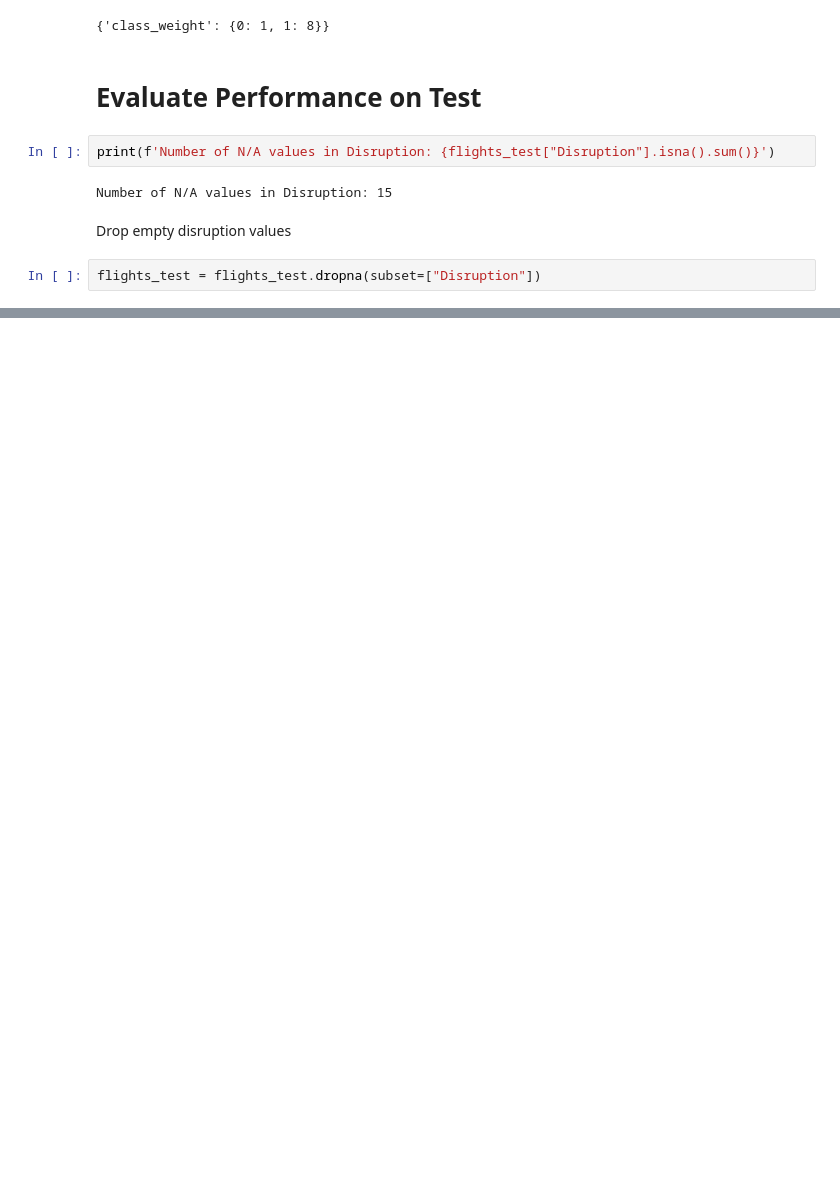
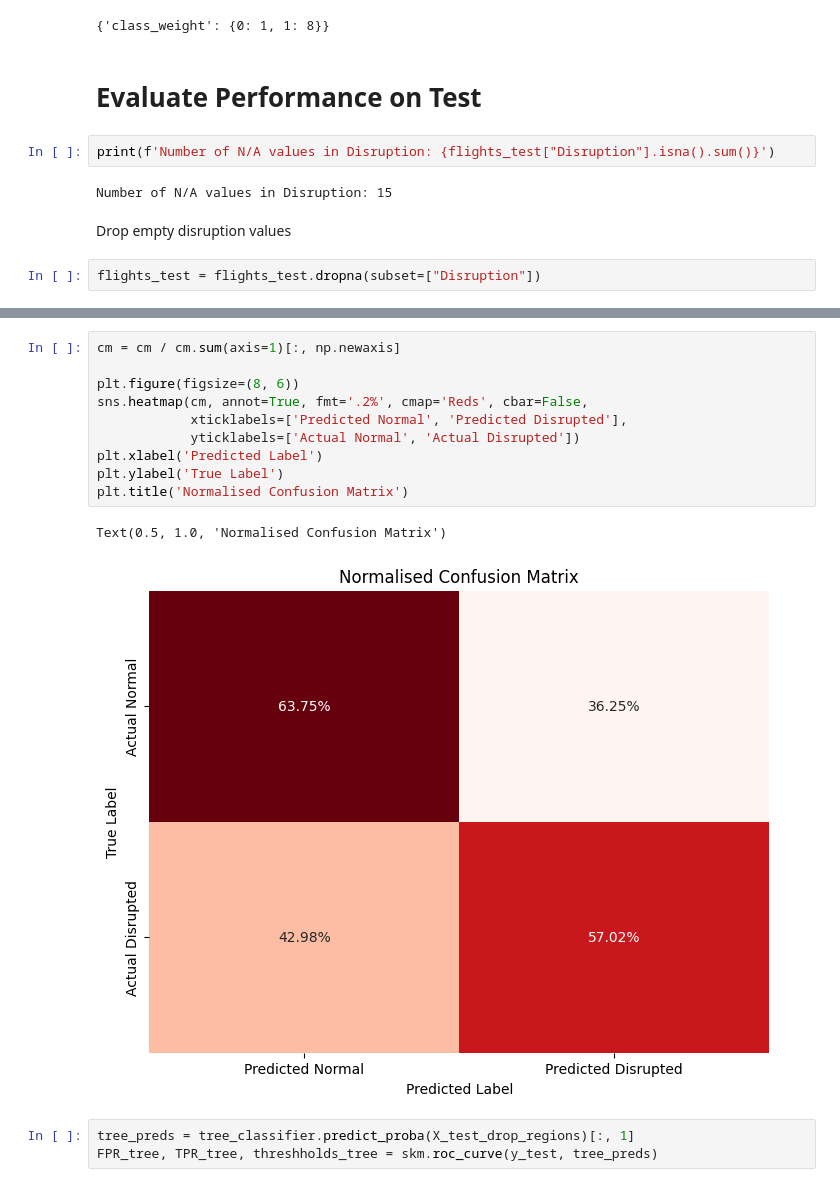
Before and after one commit to ejml1/Flight-Distruption-Predictor, a Jupyter notebook: P1.ipynb, the cells around one changed output, grey strips where cells are left out. Cells and saved outputs as stored; diff of their text form; blank space fills up the shorter version.

```diff
--- a/P1.ipynb
+++ b/P1.ipynb
@@ -1662,0 +1683,16 @@ flights_test = flights_test.dropna(subset=["Disruption"])
+# %%
+cm = cm / cm.sum(axis=1)[:, np.newaxis]
+
+plt.figure(figsize=(8, 6))
+sns.heatmap(cm, annot=True, fmt='.2%', cmap='Reds', cbar=False,
+            xticklabels=['Predicted Normal', 'Predicted Disrupted'],
+            yticklabels=['Actual Normal', 'Actual Disrupted'])
+plt.xlabel('Predicted Label')
+plt.ylabel('True Label')
+plt.title('Normalised Confusion Matrix')
+# %% [output]
+Text(0.5, 1.0, 'Normalised Confusion Matrix')
+[figure, added]
+# %%
+tree_preds = tree_classifier.predict_proba(X_test_drop_regions)[:, 1]
+FPR_tree, TPR_tree, threshholds_tree = skm.roc_curve(y_test, tree_preds)
```
Also changed, not shown: parts of 8 cells of this notebook.
